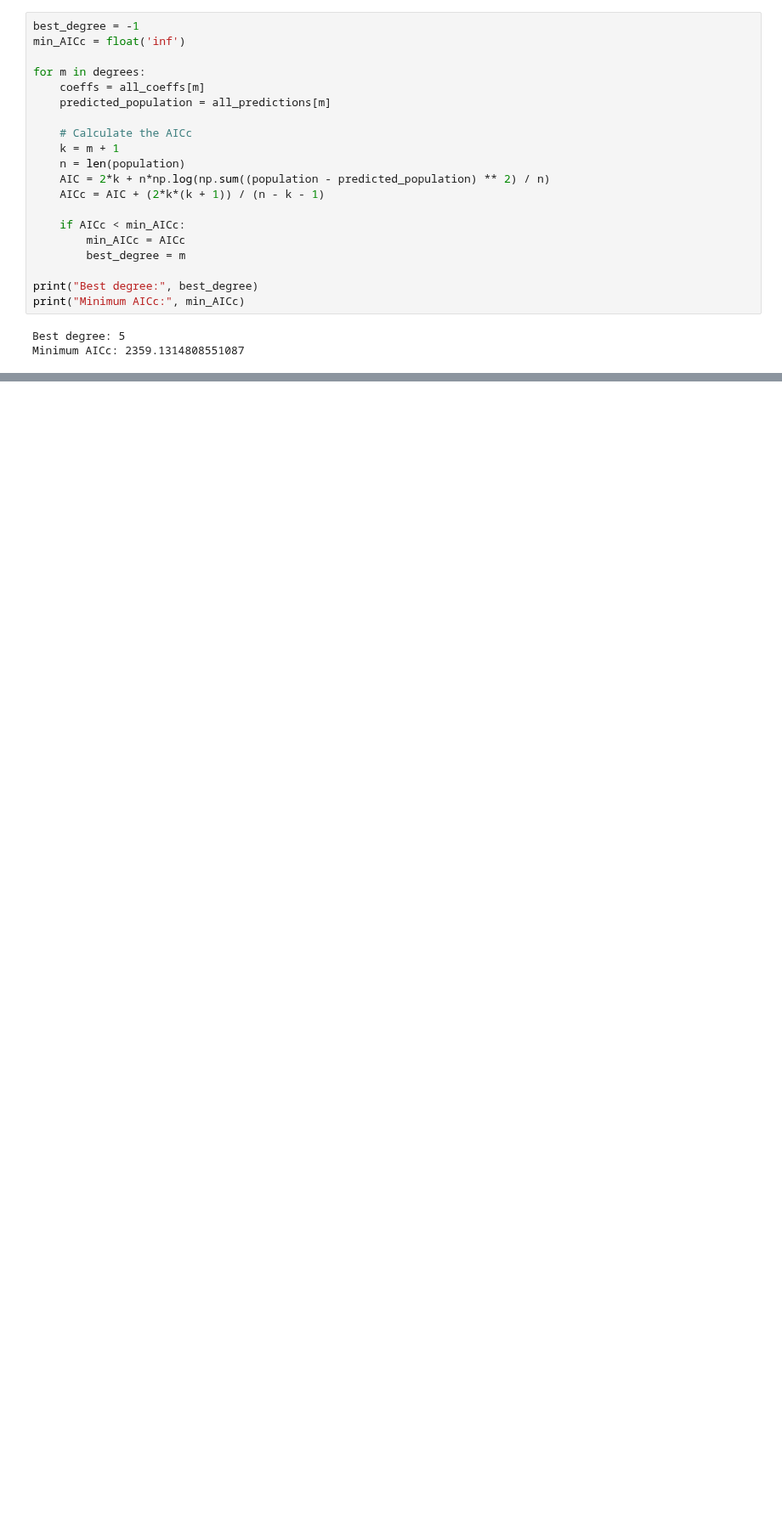
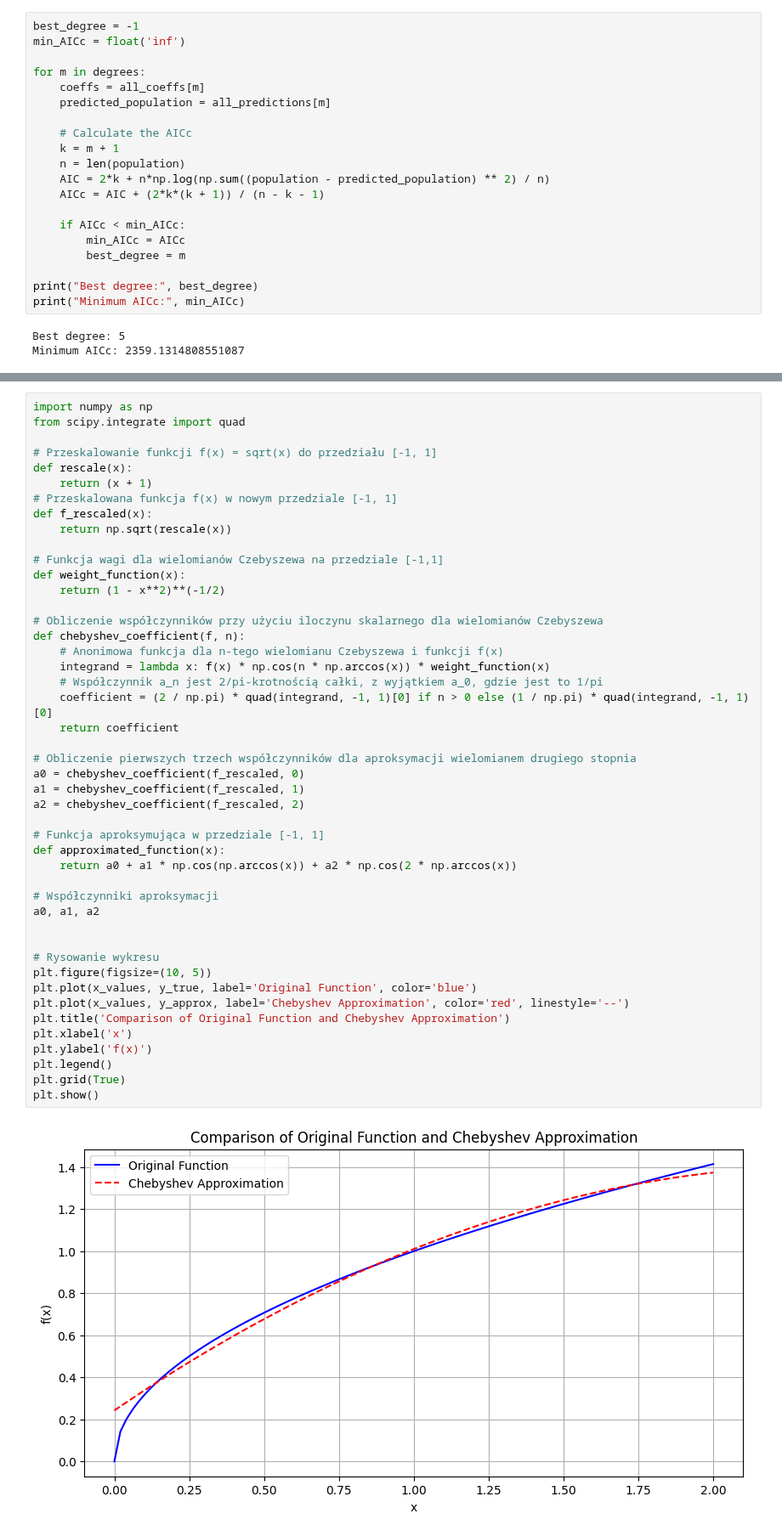
Before and after one commit to biganton/MOWNIT, a Jupyter notebook: lab5/lab5.ipynb, the cells around one changed output, grey strips where cells are left out. Shown at 85% size. Saved outputs shown, nothing was run; the diff lists cells and outputs as text; blank space fills up the shorter version.

```diff
--- a/lab5/lab5.ipynb
+++ b/lab5/lab5.ipynb
@@ -157,0 +163,48 @@ plt.show()
+# %%
+import numpy as np
+from scipy.integrate import quad
+
+# Przeskalowanie funkcji f(x) = sqrt(x) do przedziału [-1, 1]
+def rescale(x):
+    return (x + 1)
+# Przeskalowana funkcja f(x) w nowym przedziale [-1, 1]
+def f_rescaled(x):
+    return np.sqrt(rescale(x))
+
+# Funkcja wagi dla wielomianów Czebyszewa na przedziale [-1,1]
+def weight_function(x):
+    return (1 - x**2)**(-1/2)
+
+# Obliczenie współczynników przy użyciu iloczynu skalarnego dla wielomianów Czebyszewa
+def chebyshev_coefficient(f, n):
+    # Anonimowa funkcja dla n-tego wielomianu Czebyszewa i funkcji f(x)
+    integrand = lambda x: f(x) * np.cos(n * np.arccos(x)) * weight_function(x)
+    # Współczynnik a_n jest 2/pi-krotnością całki, z wyjątkiem a_0, gdzie jest to 1/pi
+    coefficient = (2 / np.pi) * quad(integrand, -1, 1)[0] if n > 0 else (1 / np.pi) * quad(integrand, -1, 1)[0]
+    return coefficient
+
+# Obliczenie pierwszych trzech współczynników dla aproksymacji wielomianem drugiego stopnia
+a0 = chebyshev_coefficient(f_rescaled, 0)
+a1 = chebyshev_coefficient(f_rescaled, 1)
+a2 = chebyshev_coefficient(f_rescaled, 2)
+
+# Funkcja aproksymująca w przedziale [-1, 1]
+def approximated_function(x):
+    return a0 + a1 * np.cos(np.arccos(x)) + a2 * np.cos(2 * np.arccos(x))
+
+# Współczynniki aproksymacji
+a0, a1, a2
+
+
+# Rysowanie wykresu
+plt.figure(figsize=(10, 5))
+plt.plot(x_values, y_true, label='Original Function', color='blue')
+plt.plot(x_values, y_approx, label='Chebyshev Approximation', color='red', linestyle='--')
+plt.title('Comparison of Original Function and Chebyshev Approximation')
+plt.xlabel('x')
+plt.ylabel('f(x)')
+plt.legend()
+plt.grid(True)
+plt.show()
+# %% [output]
+[figure, added]
```
Also changed, not shown: parts of 9 cells of this notebook.
